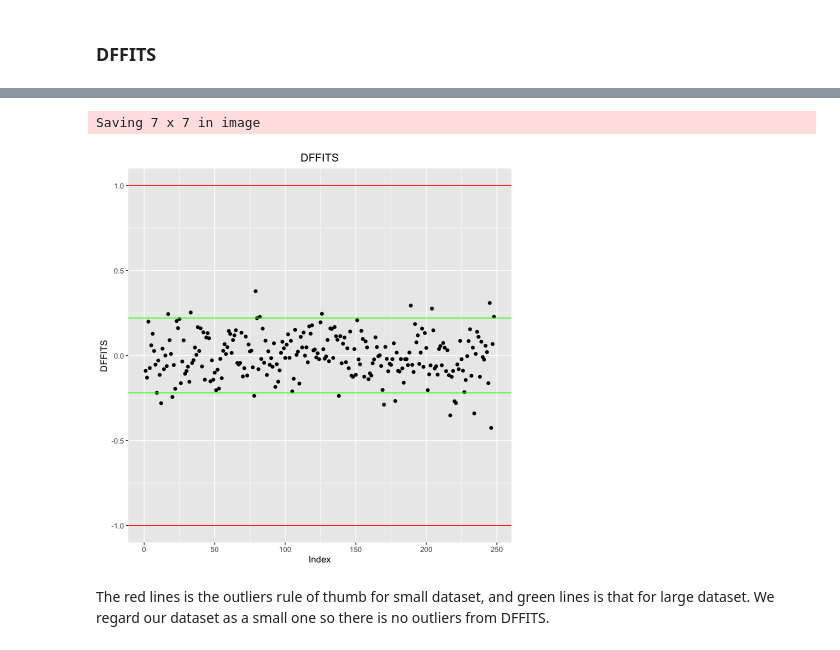
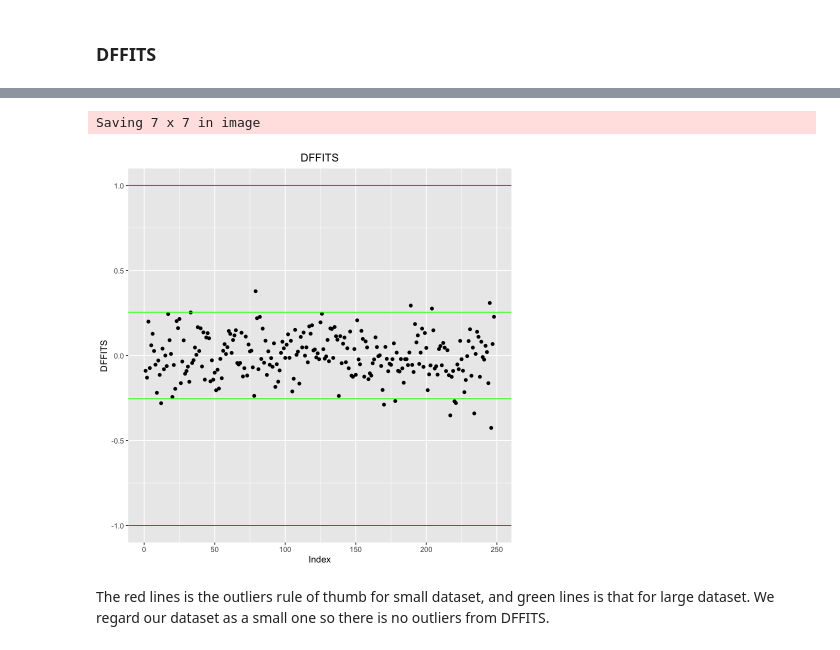
Before and after one commit to heitinamoranika/Module_2, a Jupyter notebook: Module_2.ipynb, the cells around one changed output, grey strips where cells are left out. Cells and saved outputs as stored; diff of their text form; code cells hidden in the pictures.

```diff
--- a/Module_2.ipynb
+++ b/Module_2.ipynb
@@ -1189,25 +1281,25 @@ No outliers from Cook's distance plot.
 # %%
-p=3
-n=dim(CleanData)[1]
+p=dim(model.matrix(FinalModel))[2]
+n=dim(model.matrix(FinalModel))[1]
 DFFITS=dffits(FinalModel)
 outliers=which(abs(DFFITS)>1)
 g=ggplot()+
 geom_point(aes(x=1:n, y=DFFITS))+
 geom_text(aes(x=outliers,y=DFFITS[outliers],
                 label=outliers),size = 4,hjust = 1.5)+
 xlab("Index")+
 ylab("DFFITS")+
 ggtitle("DFFITS")+
 theme(plot.title = element_text(hjust = 0.5))+
 geom_hline(yintercept =1,color="red")+
 geom_hline(yintercept =-1,color="red")+
 geom_hline(yintercept =2*sqrt(p/n),color="green")+
 geom_hline(yintercept =-2*sqrt(p/n),color="green")
 ggsave("Image/Final_Model_DFFITS.jpeg",g)
 g
 # %% [output]
 Saving 7 x 7 in image
-[figure, old version]
+[figure, new version]
 # %% [markdown]
 The red lines is the outliers rule of thumb for small dataset, and green lines is that for large dataset. We regard our dataset as a small one so there is no outliers from DFFITS.
 # %% [markdown]
```
Also changed, not shown: parts of 67 cells of this notebook, 8 other files.
